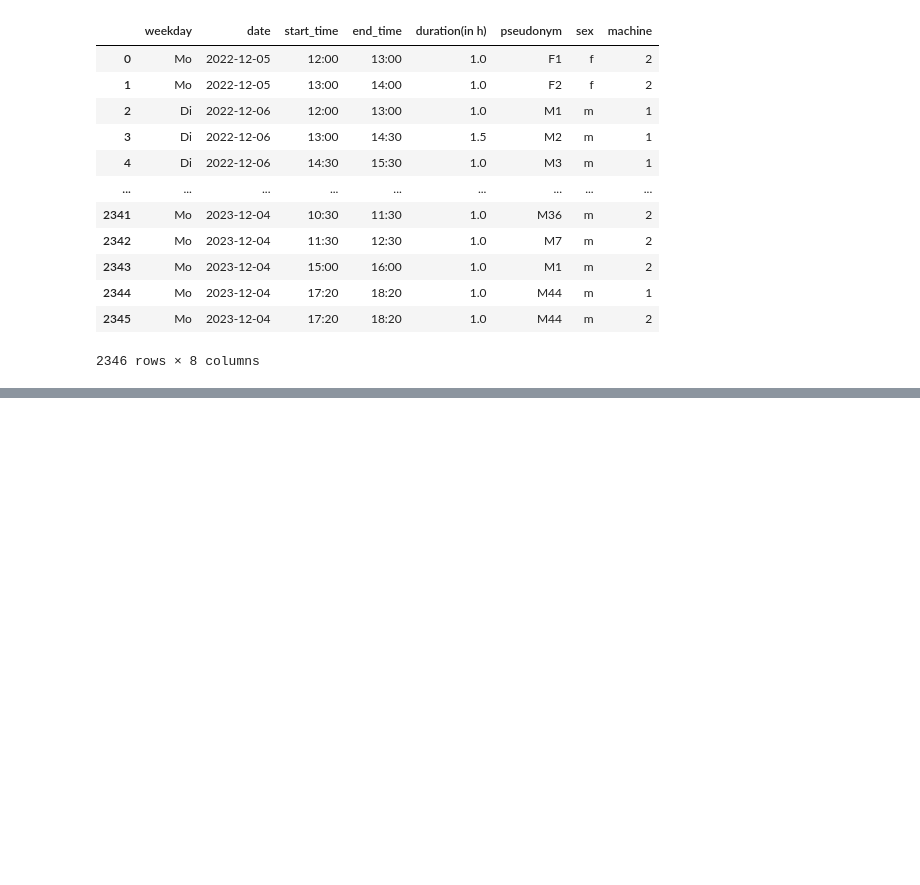
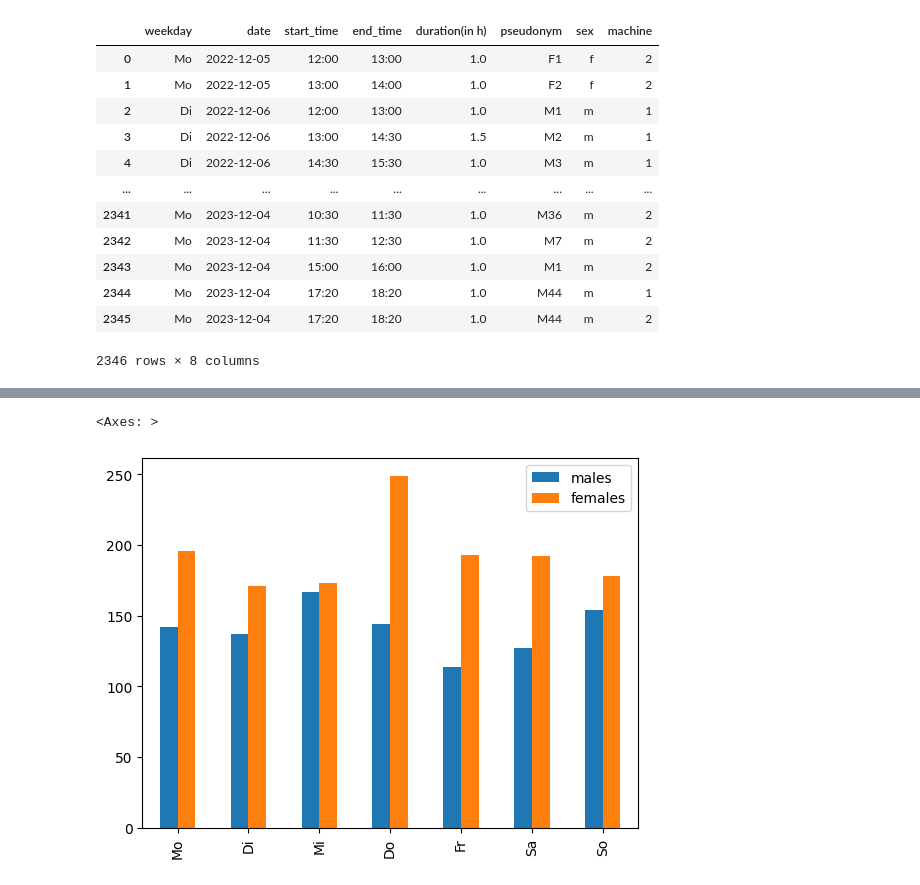
Before and after one commit to lenardrommel/washingmachine-analysis, a Jupyter notebook: src/analysis/analysis.ipynb, the cells around one changed output, grey strips where cells are left out. Drawn from its saved outputs; the diff is of its cells as text; code cells hidden in the pictures; blank space fills up the shorter version.

```diff
--- a/src/analysis/analysis.ipynb
+++ b/src/analysis/analysis.ipynb
@@ -27,3 +27,8 @@ df
 | 2344 | Mo | 2023-12-04 | 17:20 | 18:20 | 1.0 | M44 | m | 1 |
 | 2345 | Mo | 2023-12-04 | 17:20 | 18:20 | 1.0 | M44 | m | 2 |
 2346 rows × 8 columns
+# %%
+occupancy_per_weekday = df.groupby(['sex', 'weekday']).size()
+male_df = occupancy_per_weekday.loc['m'].reset_index(name='occurrences')
+female_df = occupancy_per_weekday.loc['f'].reset_index(name='occurrences')
+male_df
@@ -29,0 +44,18 @@ df
+# %%
+custom_order = ['Mo', 'Di', 'Mi', 'Do', 'Fr', 'Sa', 'So']
+# Convert 'datetime' column to Categorical with custom order
+male_df['weekday'] = pd.Categorical(male_df.weekday, categories=custom_order, ordered=True)
+female_df['weekday'] = pd.Categorical(female_df.weekday, categories=custom_order, ordered=True)
+
+# Sort DataFrames by 'datetime'
+male_df = male_df.sort_values('weekday')
+female_df = female_df.sort_values('weekday')
+male_df.set_index('weekday')
+female_df.set_index('weekday')
+
+df = pd.DataFrame({'males': list(male_df['occurrences']),
+                   'females': list(female_df['occurrences'])}, index=custom_order)
+df.plot.bar()
+# %% [output]
+<Axes: >
+[figure, added]
```
Also changed, not shown: parts of 6 cells of this notebook.
